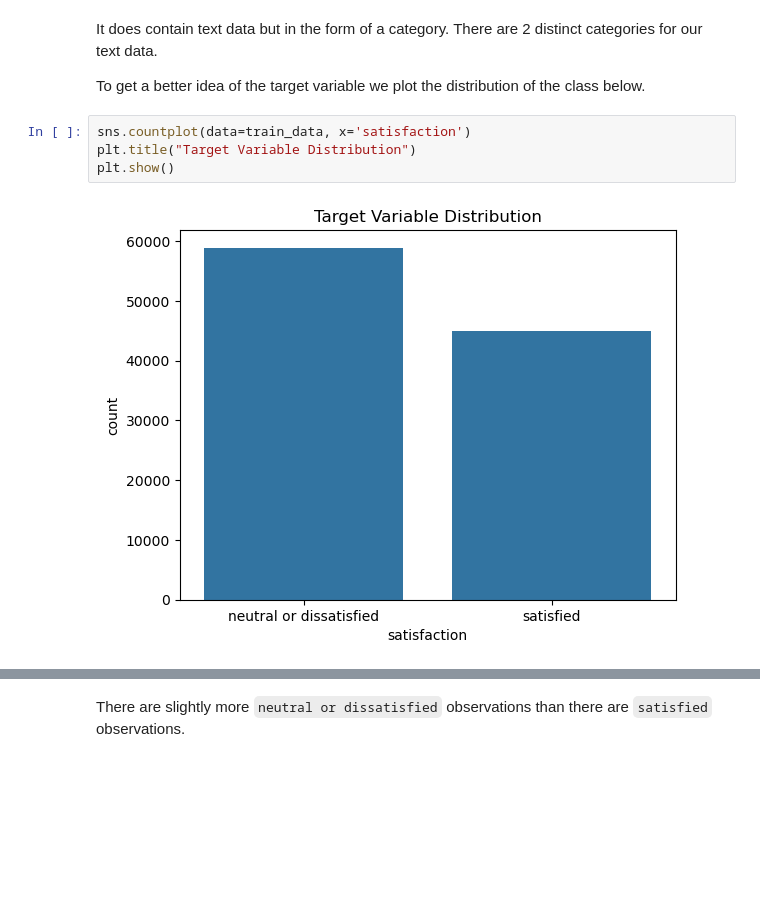
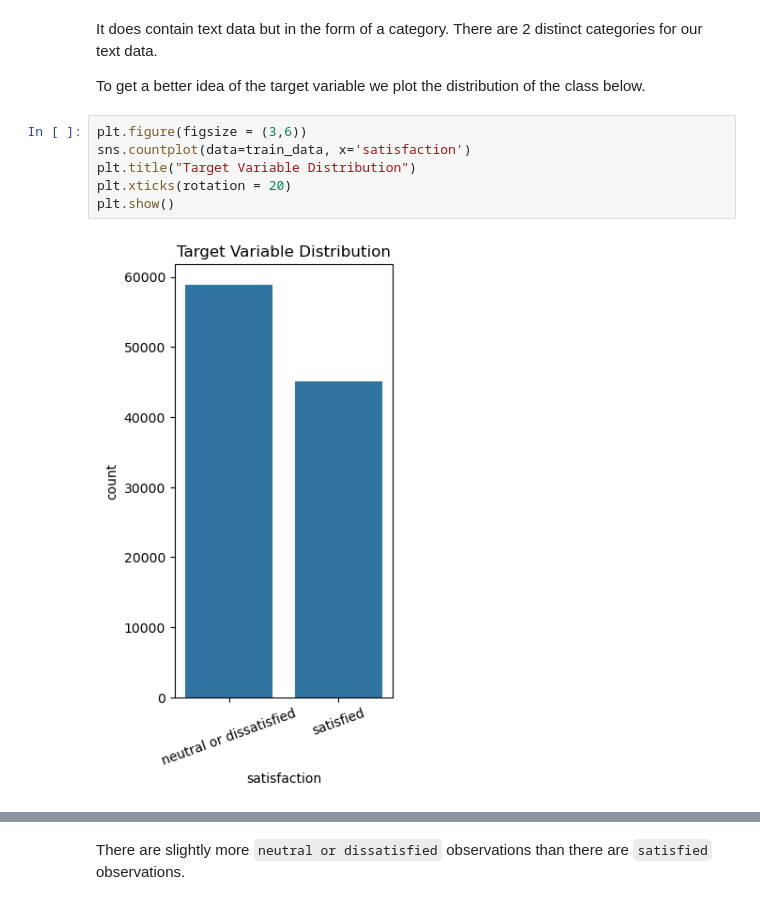
Before and after one commit to UBC-MDS/DSCI_522_group12, a Jupyter notebook: notebooks/airline_passenger_satisfaction_predictor.ipynb, the cells around one changed output, grey strips where cells are left out. Saved outputs shown, nothing was run; the diff lists cells and outputs as text; blank space fills up the shorter version.

```diff
--- a/notebooks/airline_passenger_satisfaction_predictor.ipynb
+++ b/notebooks/airline_passenger_satisfaction_predictor.ipynb
@@ -198,11 +223,13 @@ It does contain text data but in the form of a category. There are 2 distinct ca
 
 To get a better idea of the target variable we plot the distribution of the class below.
 # %%
+plt.figure(figsize = (3,6))
 sns.countplot(data=train_data, x='satisfaction')
 plt.title("Target Variable Distribution")
+plt.xticks(rotation = 20)
 plt.show()
 # %% [output]
-[figure, old version]
+[figure, new version]
 # %%
 train_data['satisfaction'].value_counts(normalize=True)
 # %% [output]
```
Also changed, not shown: parts of 41 cells of this notebook, 2 other files.
